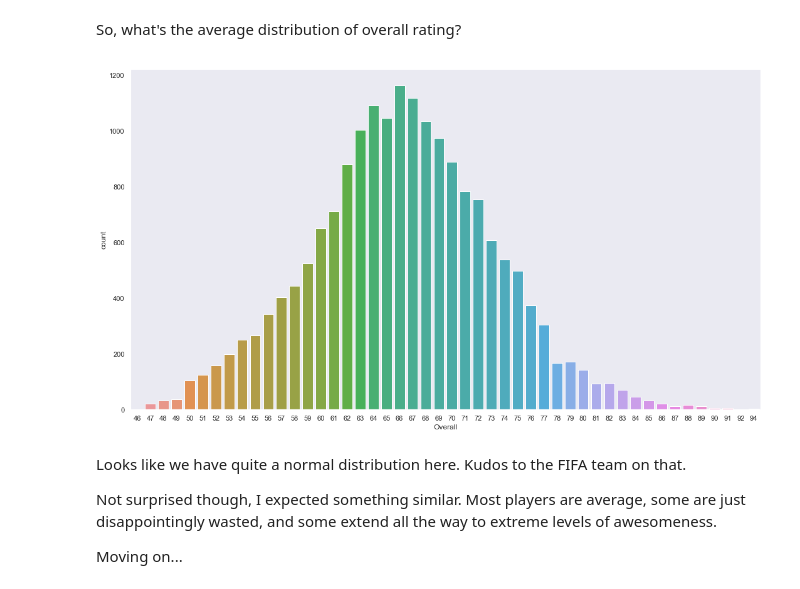
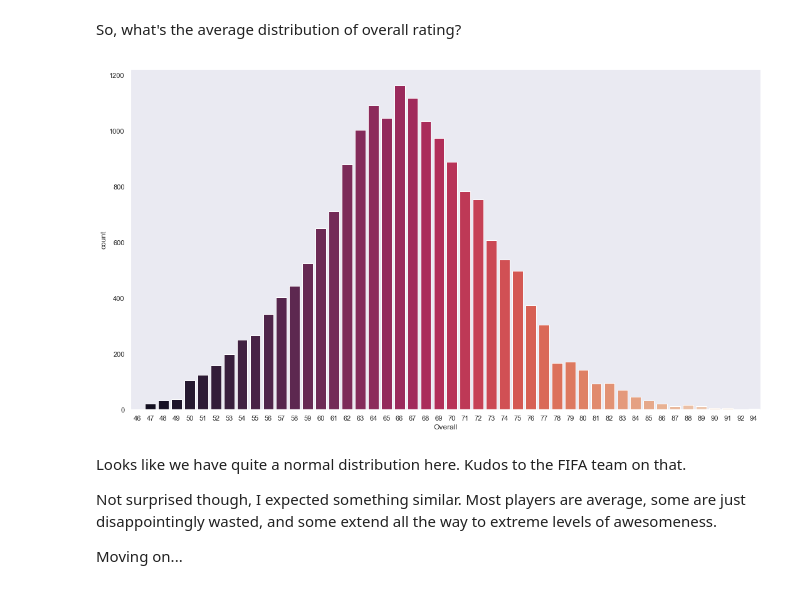
Before and after one commit to RohitMidha23/Kaggle, a Jupyter notebook: FIFA19/FIFA 19 .ipynb, the cells around one changed output. Cells and saved outputs as stored; diff of their text form; code cells hidden in the pictures.

```diff
--- a/FIFA19/FIFA 19 .ipynb
+++ b/FIFA19/FIFA 19 .ipynb
@@ -48,11 +47,10 @@ The simple objective is to find the best player based on various attributes!
 So, what's the average distribution of overall rating?
 # %%
 plt.figure(figsize=(18,10))
-sns.countplot(fifa['Overall'])
-plt.set_title('')
+sns.countplot(fifa['Overall'], palette='rocket')
 plt.show()
 # %% [output]
-[figure, old version]
+[figure, new version]
 # %% [markdown]
 Looks like we have quite a normal distribution here. Kudos to the FIFA team on that.
 
```
Also changed, not shown: parts of 36 cells of this notebook.
